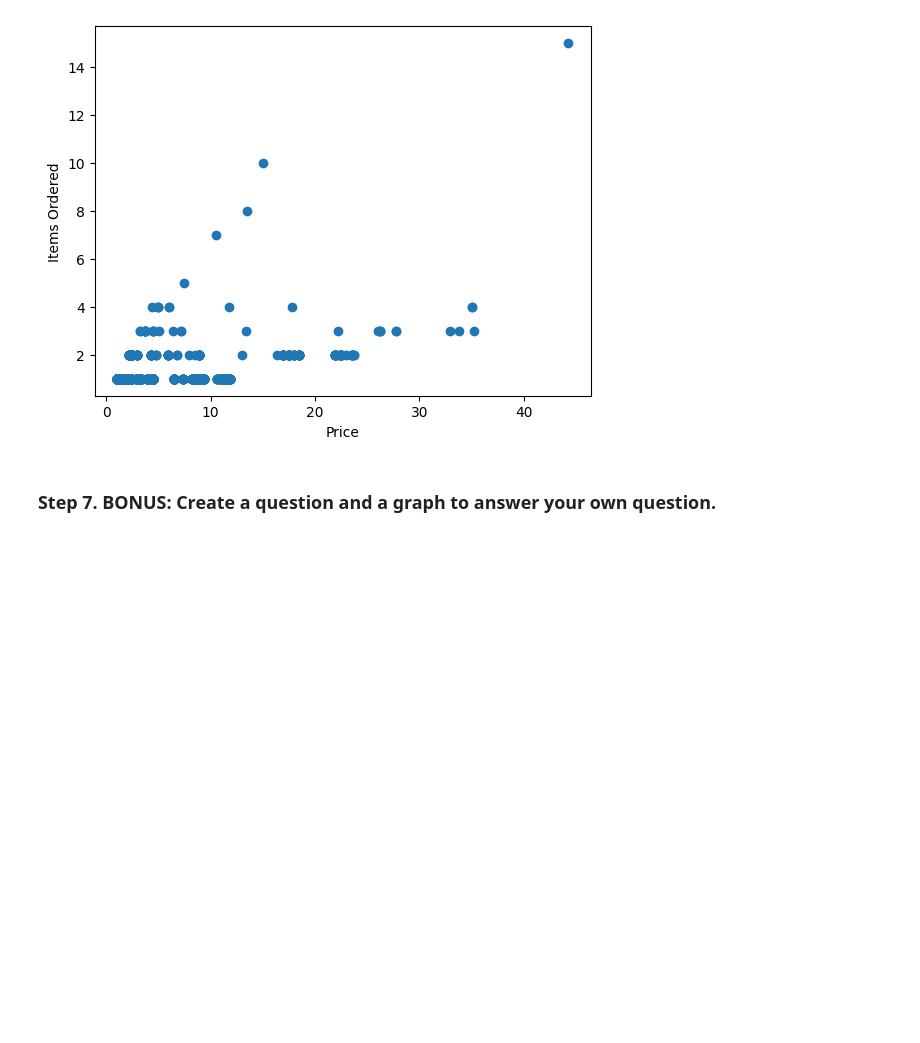
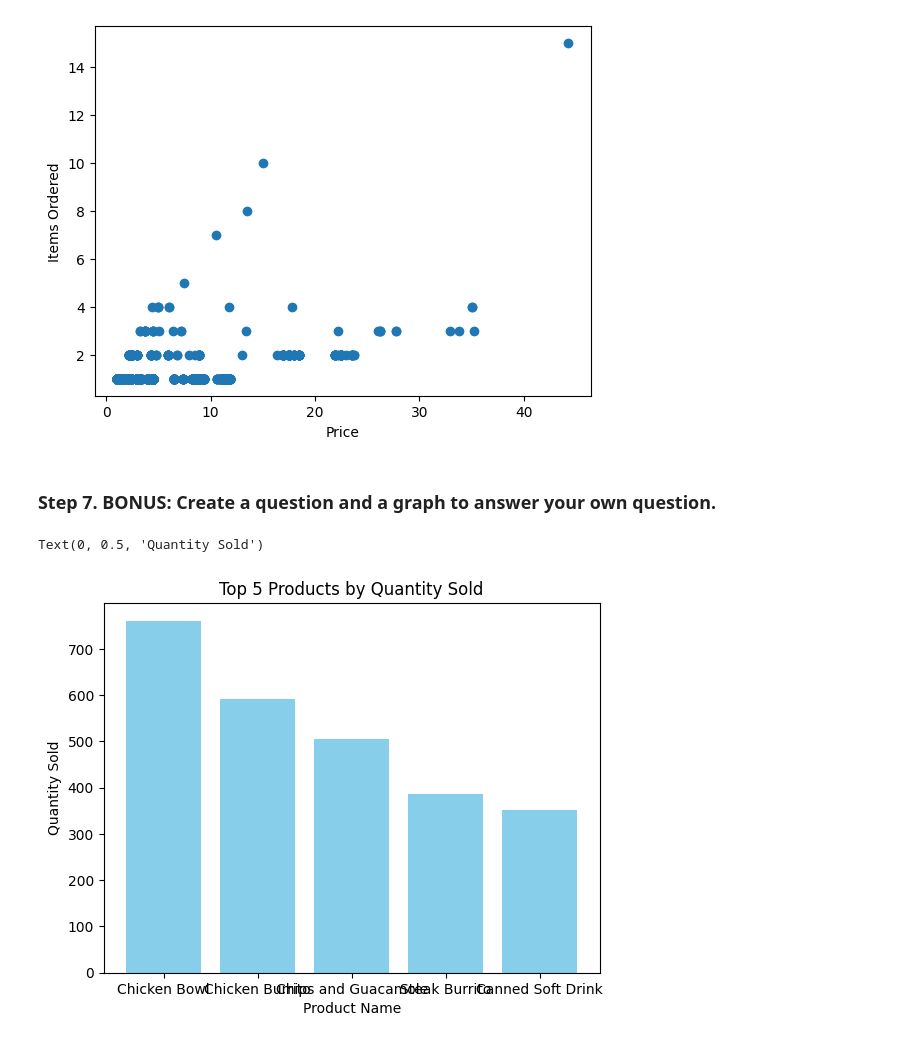
Before and after one commit to Dzithendo31/pandas_exercises, a Jupyter notebook: Exercise-2.ipynb, the cells around one changed output. Cells and saved outputs as stored; diff of their text form; code cells hidden in the pictures; blank space fills up the shorter version.

```diff
--- a/Exercise-2.ipynb
+++ b/Exercise-2.ipynb
@@ -72,3 +76,16 @@ Text(0, 0.5, 'Items Ordered')
 [figure]
 # %% [markdown]
 ### Step 7. BONUS: Create a question and a graph to answer your own question.
+# %%
+#Plot a bar graph showing the Top 5 products sold in quantity
+itemsGrouped = chipo.groupby('item_name')['quantity'].sum()
+top_5_items = itemsGrouped.sort_values(ascending=False).head(5)
+item_names = top_5_items.index
+quantities = top_5_items.values
+plt.bar(item_names, quantities, color='skyblue')
+plt.title('Top 5 Products by Quantity Sold')
+plt.xlabel('Product Name')
+plt.ylabel('Quantity Sold')
+# %% [output]
+Text(0, 0.5, 'Quantity Sold')
+[figure, added]
```
Also changed, not shown: parts of 1 cell of this notebook.
